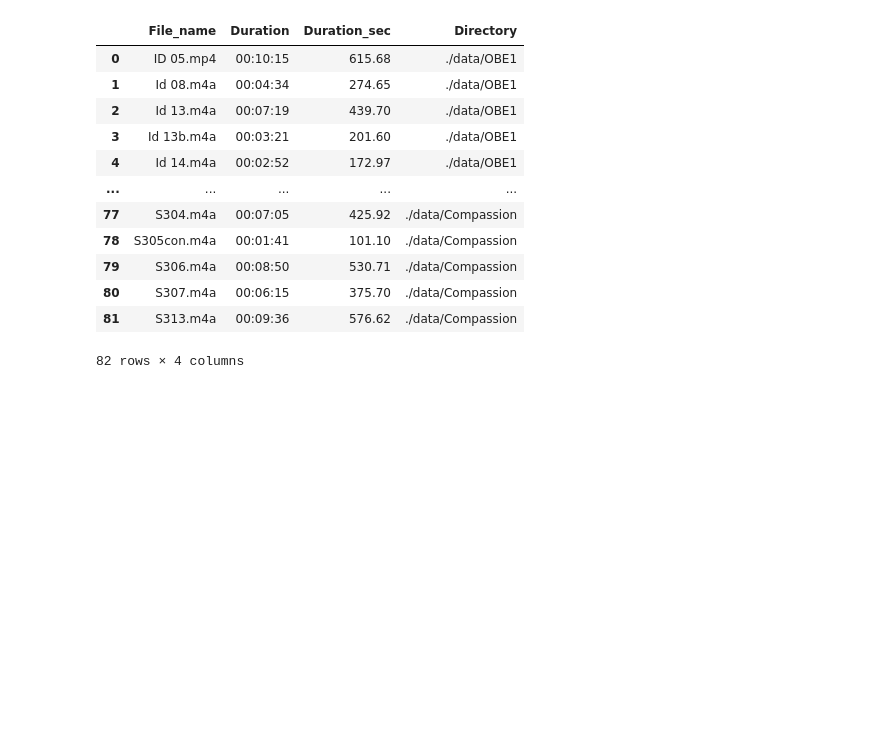
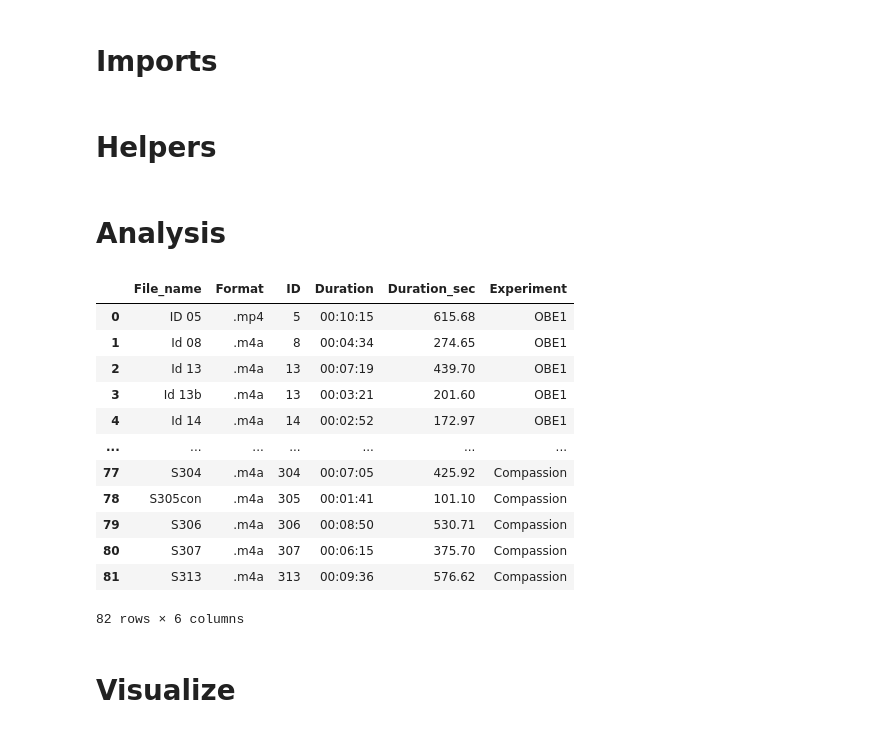
Before and after one commit to AfroDeivid/automatic-interviews-processing, a Jupyter notebook: src/raw_analysis.ipynb, the cells around one changed output. Saved outputs shown, nothing was run; the diff lists cells and outputs as text; code cells hidden in the pictures; blank space fills up the shorter version.

Commit message:
raw analysis and two methods of translation

```diff
--- a/src/raw_analysis.ipynb
+++ b/src/raw_analysis.ipynb
@@ -1,3 +1,5 @@
+# %% [markdown]
+# Imports
 # %%
 import os
 import pandas as pd
@@ -10,3 +16,5 @@ sns.set(style="whitegrid")
+# %% [markdown]
+# Helpers
 # %%
 def get_audio_files(directory, extensions):
     """Get a list of audio files in the specified directory and its subdirectories with given extensions."""
@@ -18,6 +26,17 @@ def get_audio_files(directory, extensions):
                 audio_files.append(os.path.join(root, file))
     return audio_files
 
+def extract_id(name):
+
+    # Extract numeric ID
+    match = re.search(r'(\d+)', name)
+    if match:
+        participant_id = int(match.group(0))
+    else:
+        participant_id = None
+
+    return participant_id
+
 def analyze_audio_files(directories, extensions):
     """Analyze audio files and collect their properties."""
     data = []
@@ -25,44 +44,50 @@ def analyze_audio_files(directories, extensions):
         audio_files = get_audio_files(directory, extensions)
         for audio_file in audio_files:
             info = mediainfo(audio_file)
+
+            # Duration
             duration = round(float(info['duration']), 2) if 'duration' in info else 0
-
             duration_min, duration_sec = divmod(int(duration), 60)
             duration_hr, duration_min = divmod(duration_min, 60)
-            # Format as hh:mm:ss
-            duration_string = f"{duration_hr:02d}:{duration_min:02d}:{duration_sec:02d}"
+            duration_string = f"{duration_hr:02d}:{duration_min:02d}:{duration_sec:02d}" # Format as hh:mm:ss
+
+            # File name
+            name, ext = os.path.splitext(os.path.basename(audio_file))
 
             data.append({
-                'File_name': os.path.basename(audio_file),
+                'File_name': name,
+                "Format": ext,
+                "ID": extract_id(name),
                 'Duration': duration_string,
                 'Duration_sec': duration,
-                'Directory': directory,
+                #"Duration_min": duration_min,
+                'Experiment': os.path.basename(directory),
 
             })
 
     return pd.DataFrame(data)
+# %% [markdown]
+# Analysis
 # %%
-directories = ["./data/OBE1","./data/OBE2","./data/Compassion"]
+directories = ["../data/OBE1","../data/OBE2","../data/Compassion"]
 extensions = ["m4a","wav","mp4"]
 
 # Analyze audio files
-audio_data = analyze_audio_files(directories, extensions)
+df = analyze_audio_files(directories, extensions)
 
-# Display the first few rows of the data
-audio_data
-
-#audio_data[0:1]["info"][0]
+df.to_csv("raw_data.csv")
+df
 # %% [output]
-|  | File_name | Duration | Duration_sec | Directory |
-| 0 | ID 05.mp4 | 00:10:15 | 615.68 | ./data/OBE1 |
-| 1 | Id 08.m4a | 00:04:34 | 274.65 | ./data/OBE1 |
-| 2 | Id 13.m4a | 00:07:19 | 439.70 | ./data/OBE1 |
-| 3 | Id 13b.m4a | 00:03:21 | 201.60 | ./data/OBE1 |
-| 4 | Id 14.m4a | 00:02:52 | 172.97 | ./data/OBE1 |
-| ... | ... | ... | ... | ... |
-| 77 | S304.m4a | 00:07:05 | 425.92 | ./data/Compassion |
-| 78 | S305con.m4a | 00:01:41 | 101.10 | ./data/Compassion |
-| 79 | S306.m4a | 00:08:50 | 530.71 | ./data/Compassion |
-| 80 | S307.m4a | 00:06:15 | 375.70 | ./data/Compassion |
-| 81 | S313.m4a | 00:09:36 | 576.62 | ./data/Compassion |
+|  | File_name | Format | ID | Duration | Duration_sec | Experiment |
+| 0 | ID 05 | .mp4 | 5 | 00:10:15 | 615.68 | OBE1 |
+| 1 | Id 08 | .m4a | 8 | 00:04:34 | 274.65 | OBE1 |
+| 2 | Id 13 | .m4a | 13 | 00:07:19 | 439.70 | OBE1 |
+| 3 | Id 13b | .m4a | 13 | 00:03:21 | 201.60 | OBE1 |
+| 4 | Id 14 | .m4a | 14 | 00:02:52 | 172.97 | OBE1 |
+| ... | ... | ... | ... | ... | ... | ... |
+| 77 | S304 | .m4a | 304 | 00:07:05 | 425.92 | Compassion |
+| 78 | S305con | .m4a | 305 | 00:01:41 | 101.10 | Compassion |
+| 79 | S306 | .m4a | 306 | 00:08:50 | 530.71 | Compassion |
+| 80 | S307 | .m4a | 307 | 00:06:15 | 375.70 | Compassion |
+| 81 | S313 | .m4a | 313 | 00:09:36 | 576.62 | Compassion |
-82 rows × 4 columns
+82 rows × 6 columns
@@ -72,0 +94,2 @@ audio_data.describe()
+# %% [markdown]
+# Visualize
```
Also changed, not shown: parts of 10 cells of this notebook, 5 other files.
